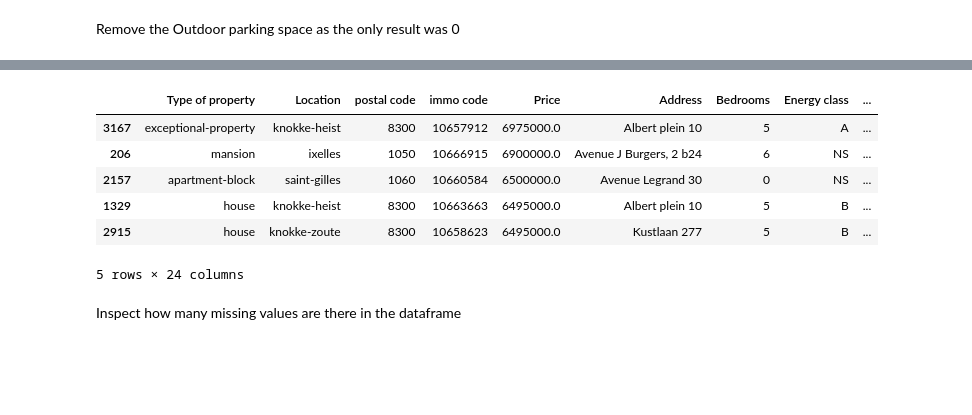
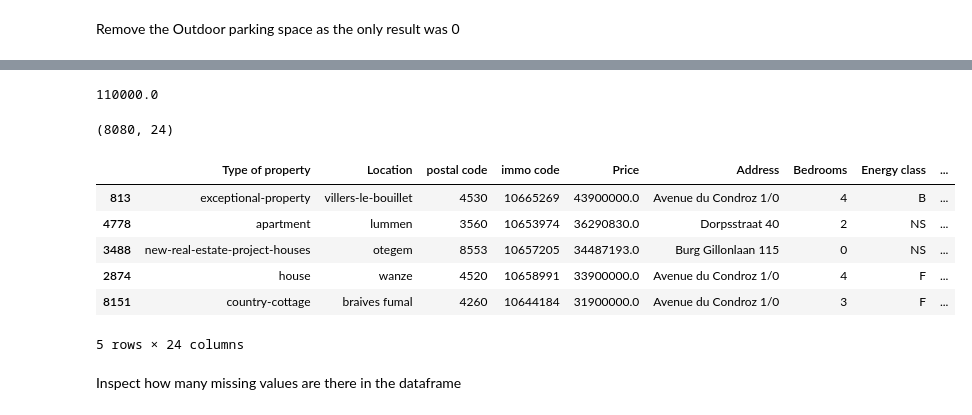
Before and after one commit to JonathanRabbi/Data_Analysis_Immo, a Jupyter notebook: Clean_Dataframe.ipynb, the cells around one changed output, grey strips where cells are left out. Saved outputs shown, nothing was run; the diff lists cells and outputs as text; code cells hidden in the pictures; blank space fills up the shorter version.

```diff
--- a/Clean_Dataframe.ipynb
+++ b/Clean_Dataframe.ipynb
@@ -6,8 +6,8 @@ import seaborn as sns
 # %% [markdown]
 <h1>Cleaning Dataframe</h1>
 # %%
-df = pd.read_csv('CSV_Files/House_details.csv')
-df.to_csv('CSV_Files/House_details.csv', index=False)
+df = pd.read_csv('CSV_Files/Raw_House_details.csv')
+df.to_csv('CSV_Files/Raw_House_details.csv', index=False)
 # %% [markdown]
 Get the lay of the land of the Dataframe
 # %%
@@ -79,0 +90,12 @@ filtered_df = df[condition]
+# %%
+df = df.drop(df['Price'].nlargest(10).index)
+# %%
+df = df.drop(df['Price'].nsmallest(100).index)
+# %%
+df['Price'].min()
+# %% [output]
+110000.0
+# %%
+df.shape
+# %% [output]
+(8080, 24)
@@ -80,12 +106,12 @@ filtered_df = df[condition]
 # %%
-filtered_df.sort_values(by='Price',ascending=False).head()  # not df.head() as it will only give the first view of teh dataframe and that is then sorted
+df.sort_values(by='Price',ascending=False).head()  # not df.head() as it will only give the first view of teh dataframe and that is then sorted
 # %% [output]
 |  | Type of property | Location | postal code | immo code | Price | Address | Bedrooms | Energy class | ... |
-| 3167 | exceptional-property | knokke-heist | 8300 | 10657912 | 6975000.0 | Albert plein 10 | 5 | A | ... |
-| 206 | mansion | ixelles | 1050 | 10666915 | 6900000.0 | Avenue J Burgers, 2 b24 | 6 | NS | ... |
-| 2157 | apartment-block | saint-gilles | 1060 | 10660584 | 6500000.0 | Avenue Legrand 30 | 0 | NS | ... |
-| 1329 | house | knokke-heist | 8300 | 10663663 | 6495000.0 | Albert plein 10 | 5 | B | ... |
-| 2915 | house | knokke-zoute | 8300 | 10658623 | 6495000.0 | Kustlaan 277 | 5 | B | ... |
+| 813 | exceptional-property | villers-le-bouillet | 4530 | 10665269 | 43900000.0 | Avenue du Condroz 1/0 | 4 | B | ... |
+| 4778 | apartment | lummen | 3560 | 10653974 | 36290830.0 | Dorpsstraat 40 | 2 | NS | ... |
+| 3488 | new-real-estate-project-houses | otegem | 8553 | 10657205 | 34487193.0 | Burg Gillonlaan 115 | 0 | NS | ... |
+| 2874 | house | wanze | 4520 | 10658991 | 33900000.0 | Avenue du Condroz 1/0 | 4 | F | ... |
+| 8151 | country-cottage | braives fumal | 4260 | 10644184 | 31900000.0 | Avenue du Condroz 1/0 | 3 | F | ... |
 5 rows × 24 columns
 # %% [markdown]
 Inspect how many missing values are there in the dataframe
```
Also changed, not shown: parts of 16 cells of this notebook, 4 other files.
